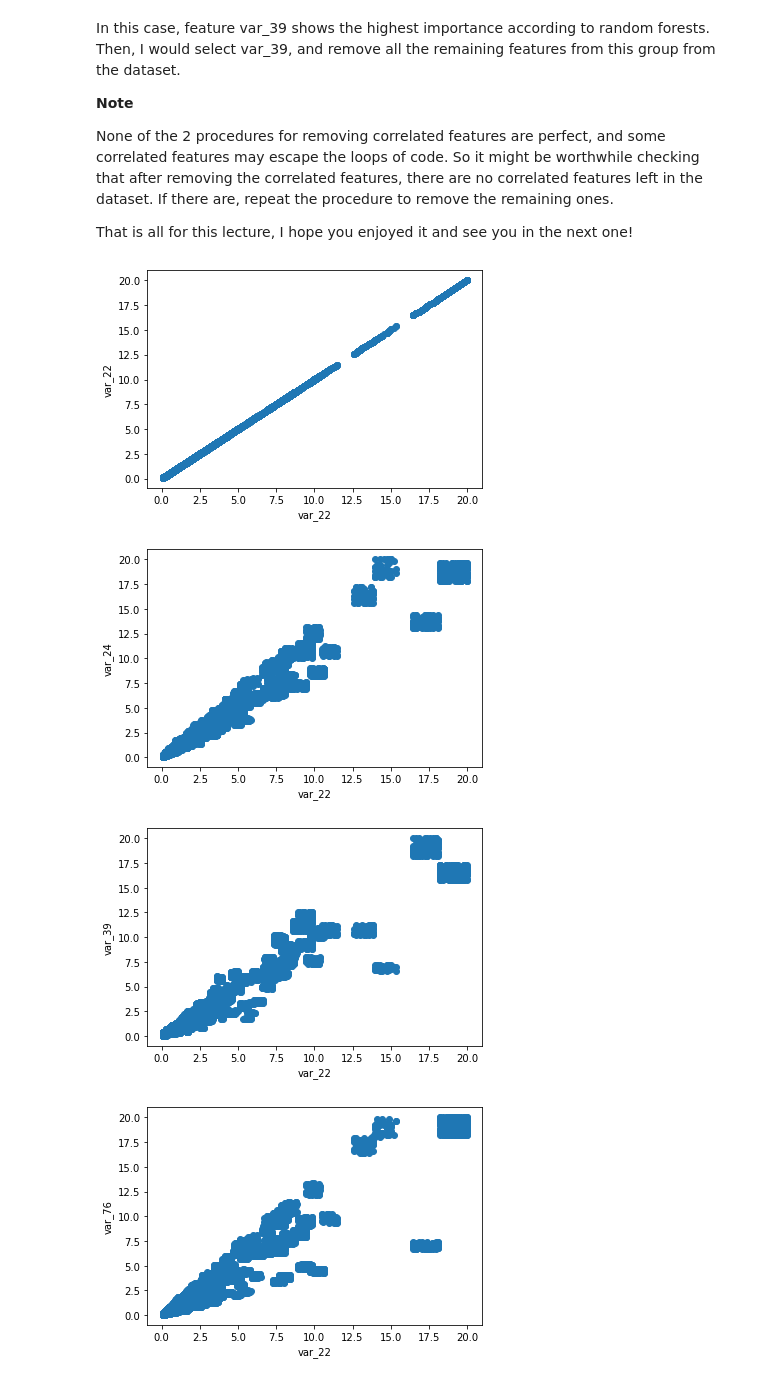
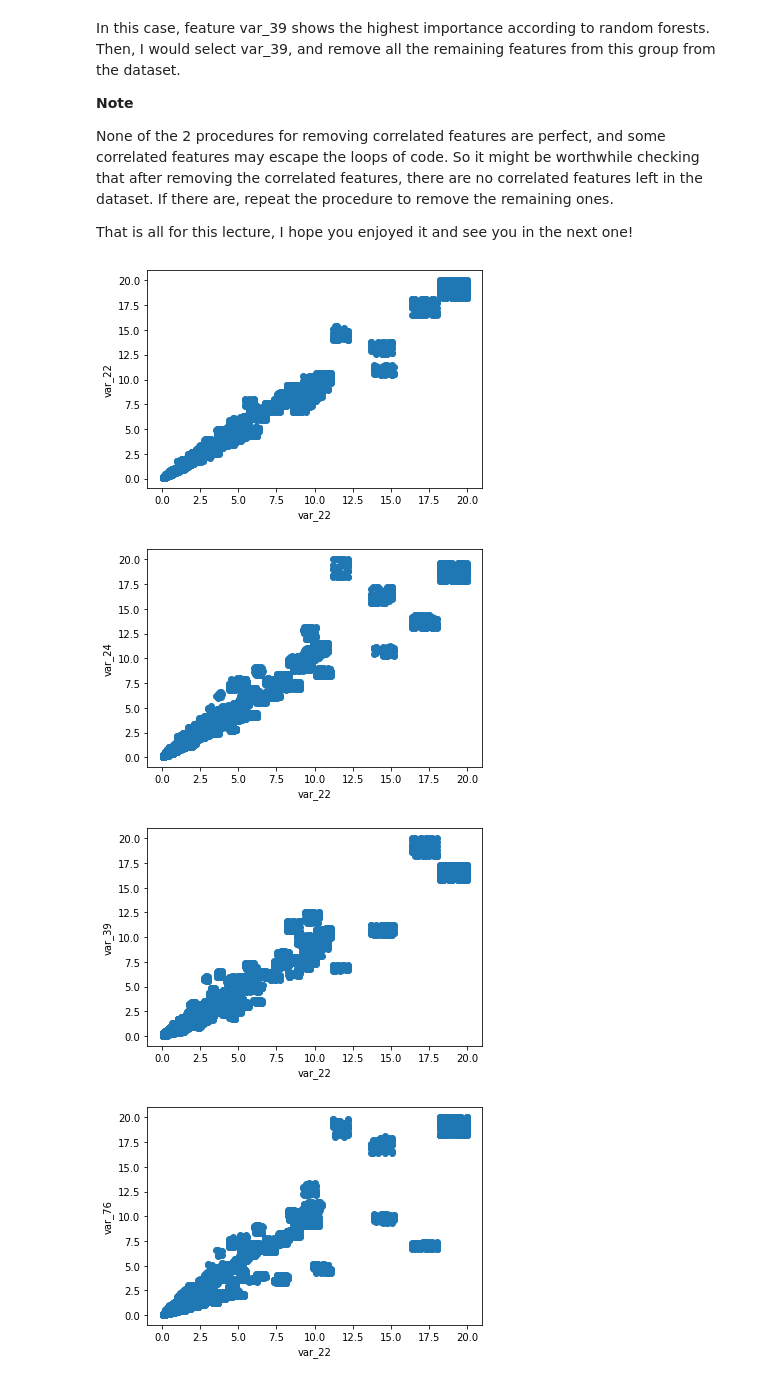
Before and after one commit to solegalli/feature-selection-for-machine-learning, a Jupyter notebook: 04-Correlation/04.1-Correlation-Pearson.ipynb, the cells around one changed output. Cells and saved outputs as stored; diff of their text form; code cells hidden in the pictures.

```diff
--- a/04-Correlation/04.1-Correlation-Pearson.ipynb
+++ b/04-Correlation/04.1-Correlation-Pearson.ipynb
@@ -420,15 +420,15 @@ That is all for this lecture, I hope you enjoyed it and see you in the next one!
 # %%
 # BONUS:
 # let's plot the correlation of the features in the correlated group from the
 # previous cell
 
 for feature in group['feature2']:
-    plt.scatter(X_train['var_22'], X_train[feature])
+    plt.scatter(X_train['var_32'], X_train[feature])
     plt.xlabel('var_22')
     plt.ylabel(feature)
     plt.show()
 # %% [output]
-[figure, old version]
+[figure, new version]
-[figure, old version]
+[figure, new version]
-[figure, old version]
+[figure, new version]
-[figure, old version]
+[figure, new version]
```
Also changed, not shown: parts of 3 cells of this notebook.
